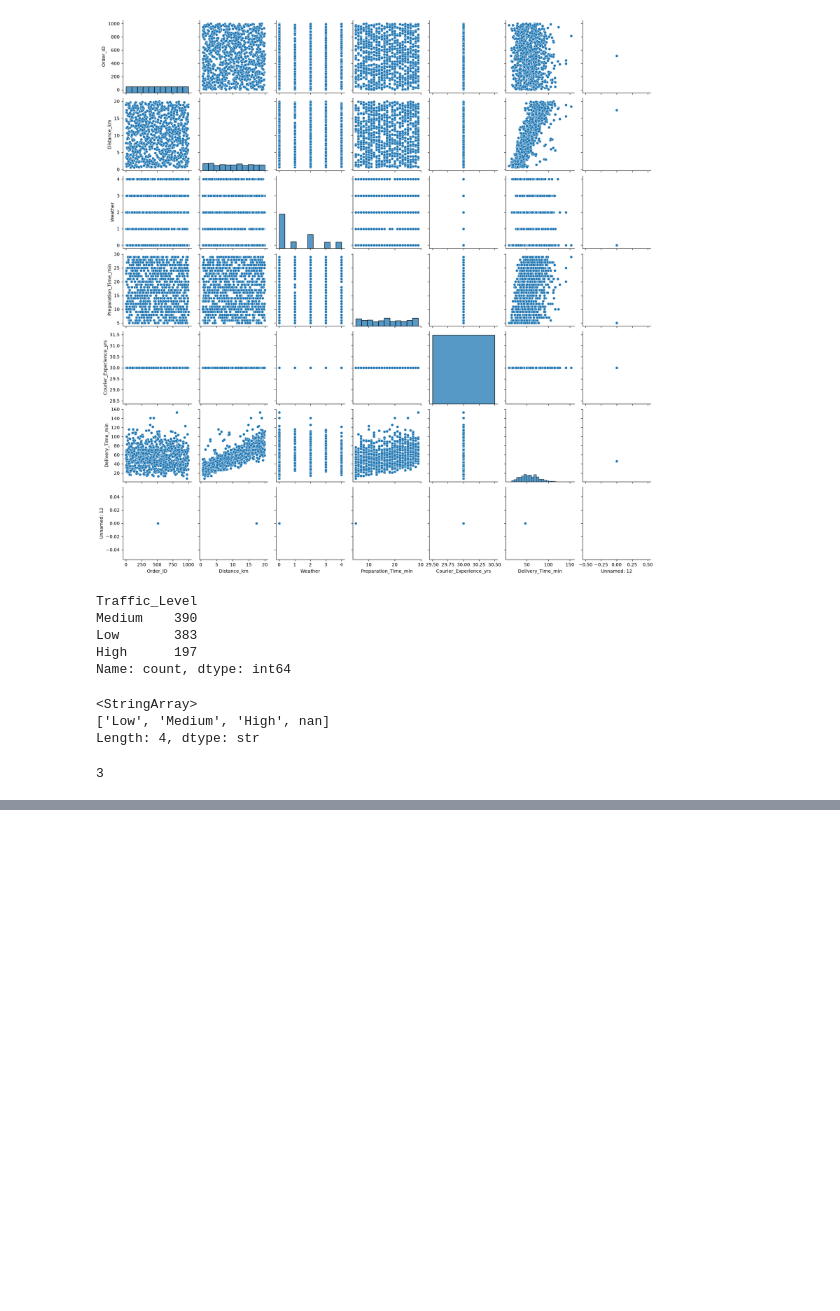
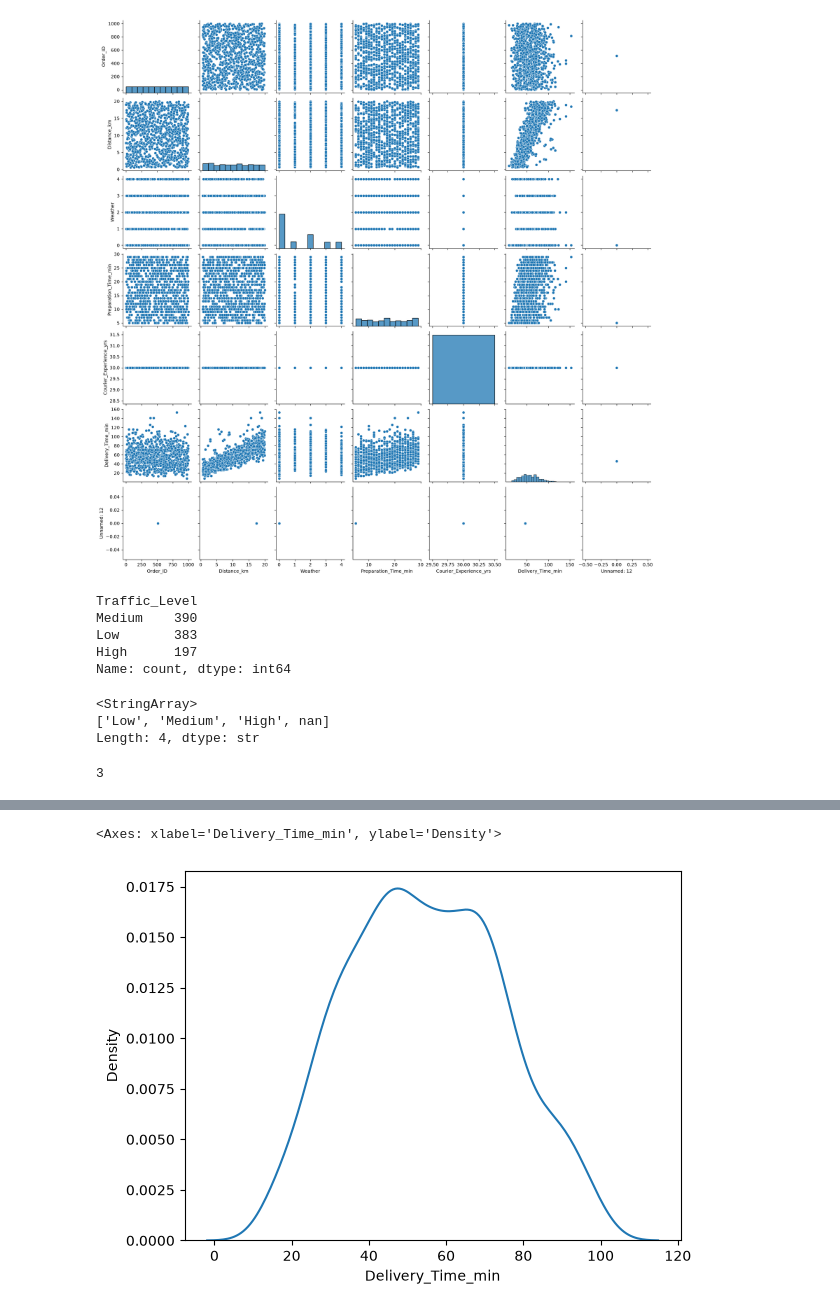
Before and after one commit to Abinaya2608/EDA-Project, a Jupyter notebook: preprocessing.ipynb, the cells around one changed output, grey strips where cells are left out. Drawn from its saved outputs; the diff is of its cells as text; code cells hidden in the pictures; blank space fills up the shorter version.

```diff
--- a/preprocessing.ipynb
+++ b/preprocessing.ipynb
@@ -238,0 +271,5 @@ df['Traffic_Level'].nunique()
+# %%
+from scipy import stats
+import numpy as np
+z_score=np.abs(stats.zscore(df['Delivery_Time_min']))
+df_ok=df[z_score <2]
@@ -238,0 +288,6 @@ df['Traffic_Level'].nunique()
+# %%
+import seaborn as sns
+sns.kdeplot(df_ok['Delivery_Time_min'])
+# %% [output]
+<Axes: xlabel='Delivery_Time_min', ylabel='Density'>
+[figure, added]
```
Also changed, not shown: parts of 6 cells of this notebook.
